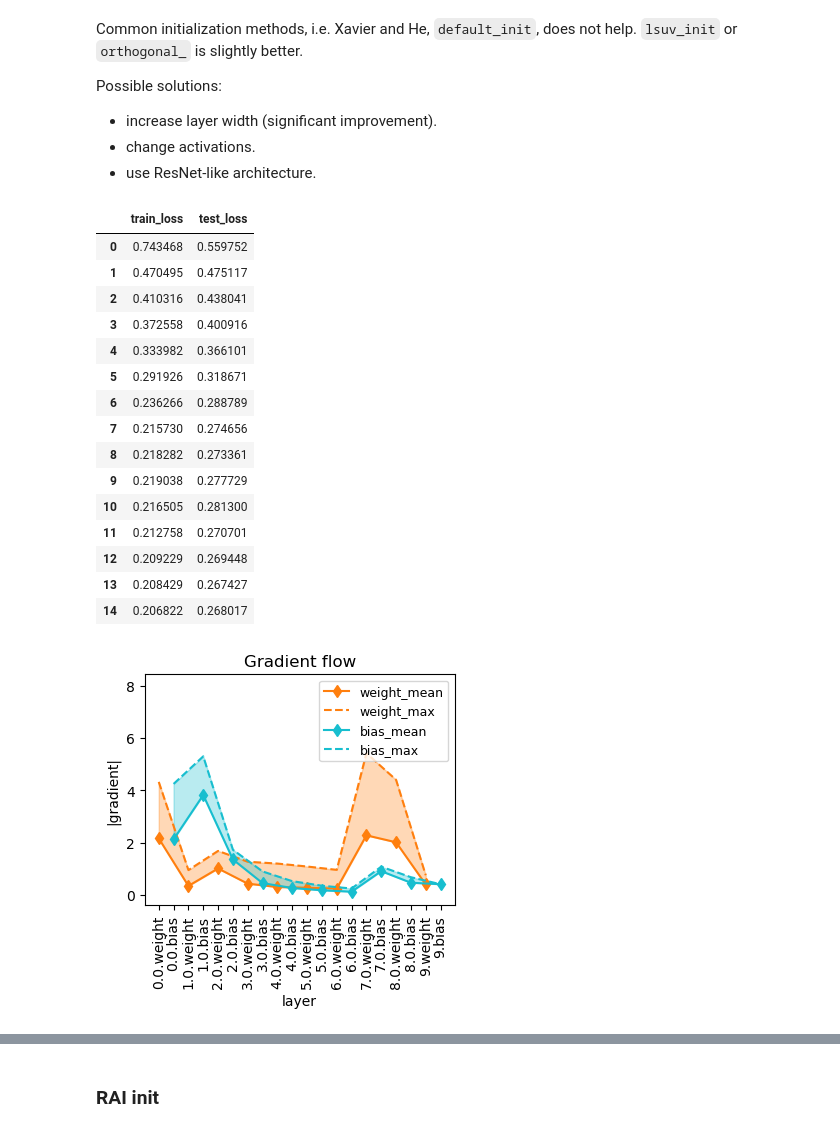
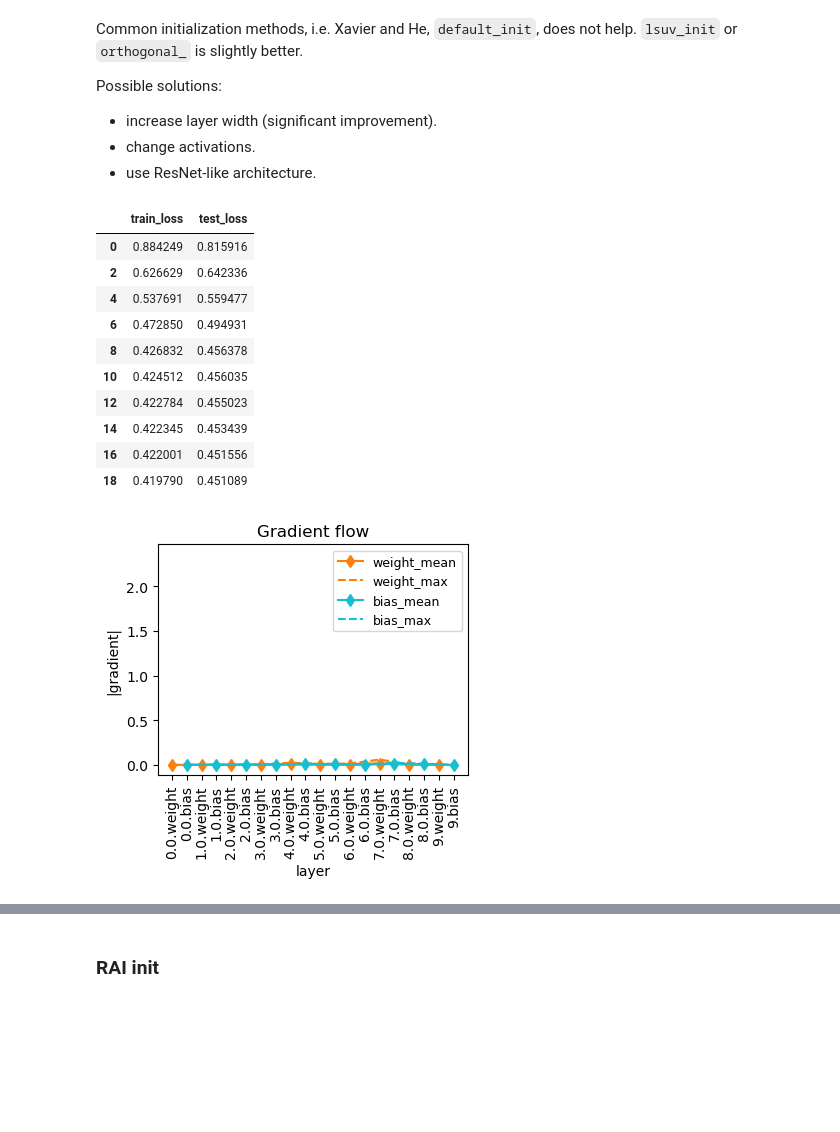
Before and after one commit to ts-flake/wafer, a Jupyter notebook: nbs/E00_explanation.weight_init.ipynb, the cells around one changed output, grey strips where cells are left out. Saved outputs shown, nothing was run; the diff lists cells and outputs as text; code cells hidden in the pictures; blank space fills up the shorter version.

```diff
--- a/nbs/E00_explanation.weight_init.ipynb
+++ b/nbs/E00_explanation.weight_init.ipynb
@@ -94,27 +94,22 @@ lsuv_init(tst_model, xb=dls[0].one_batch()[0])
 opt = optim.Adam(tst_model.parameters())
 crit = nn.L1Loss()
 lstats = StatsCB(grad=True)
-learn = Learner(tst_model, dls, opt=opt, loss_func=crit, cbs=[GradFlowCB(showbias=True), lstats])
+learn = Learner(tst_model, dls, opt=opt, loss_func=crit, cbs=[GradFlowCB(showbias=True), lstats], disp_every=2)
 # %%
-learn.fit(15)
+learn.fit(20)
 # %% [output]
 |  | train_loss | test_loss |
-| 0 | 0.743468 | 0.559752 |
-| 1 | 0.470495 | 0.475117 |
-| 2 | 0.410316 | 0.438041 |
-| 3 | 0.372558 | 0.400916 |
-| 4 | 0.333982 | 0.366101 |
-| 5 | 0.291926 | 0.318671 |
-| 6 | 0.236266 | 0.288789 |
-| 7 | 0.215730 | 0.274656 |
-| 8 | 0.218282 | 0.273361 |
-| 9 | 0.219038 | 0.277729 |
-| 10 | 0.216505 | 0.281300 |
-| 11 | 0.212758 | 0.270701 |
-| 12 | 0.209229 | 0.269448 |
-| 13 | 0.208429 | 0.267427 |
-| 14 | 0.206822 | 0.268017 |
+| 0 | 0.884249 | 0.815916 |
+| 2 | 0.626629 | 0.642336 |
+| 4 | 0.537691 | 0.559477 |
+| 6 | 0.472850 | 0.494931 |
+| 8 | 0.426832 | 0.456378 |
+| 10 | 0.424512 | 0.456035 |
+| 12 | 0.422784 | 0.455023 |
+| 14 | 0.422345 | 0.453439 |
+| 16 | 0.422001 | 0.451556 |
+| 18 | 0.419790 | 0.451089 |
-[figure, old version]
+[figure, new version]
 # %%
 lstats.plot_layer(0)
 # %% [output]
```
Also changed, not shown: parts of 6 cells of this notebook, 6 other files.
